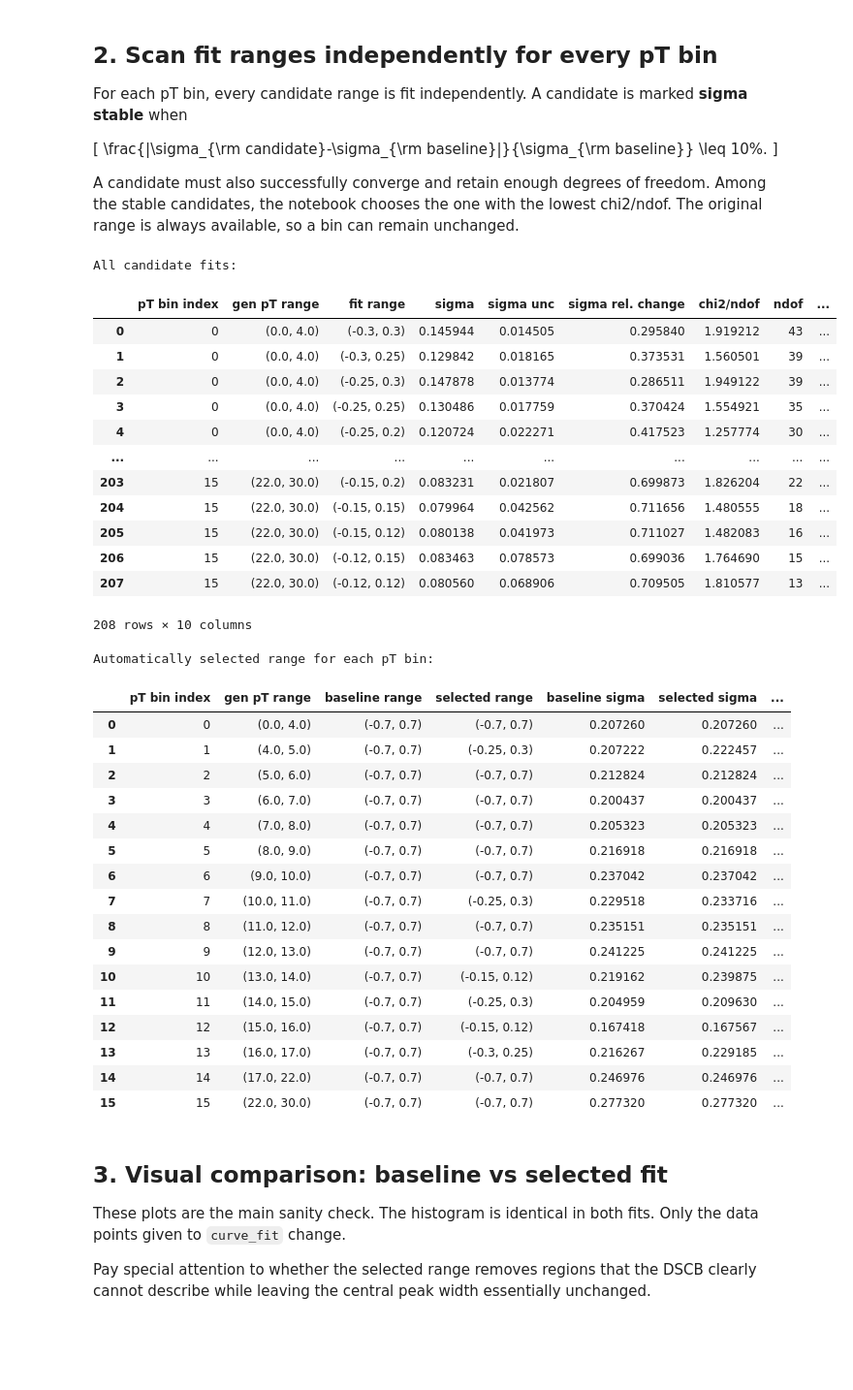
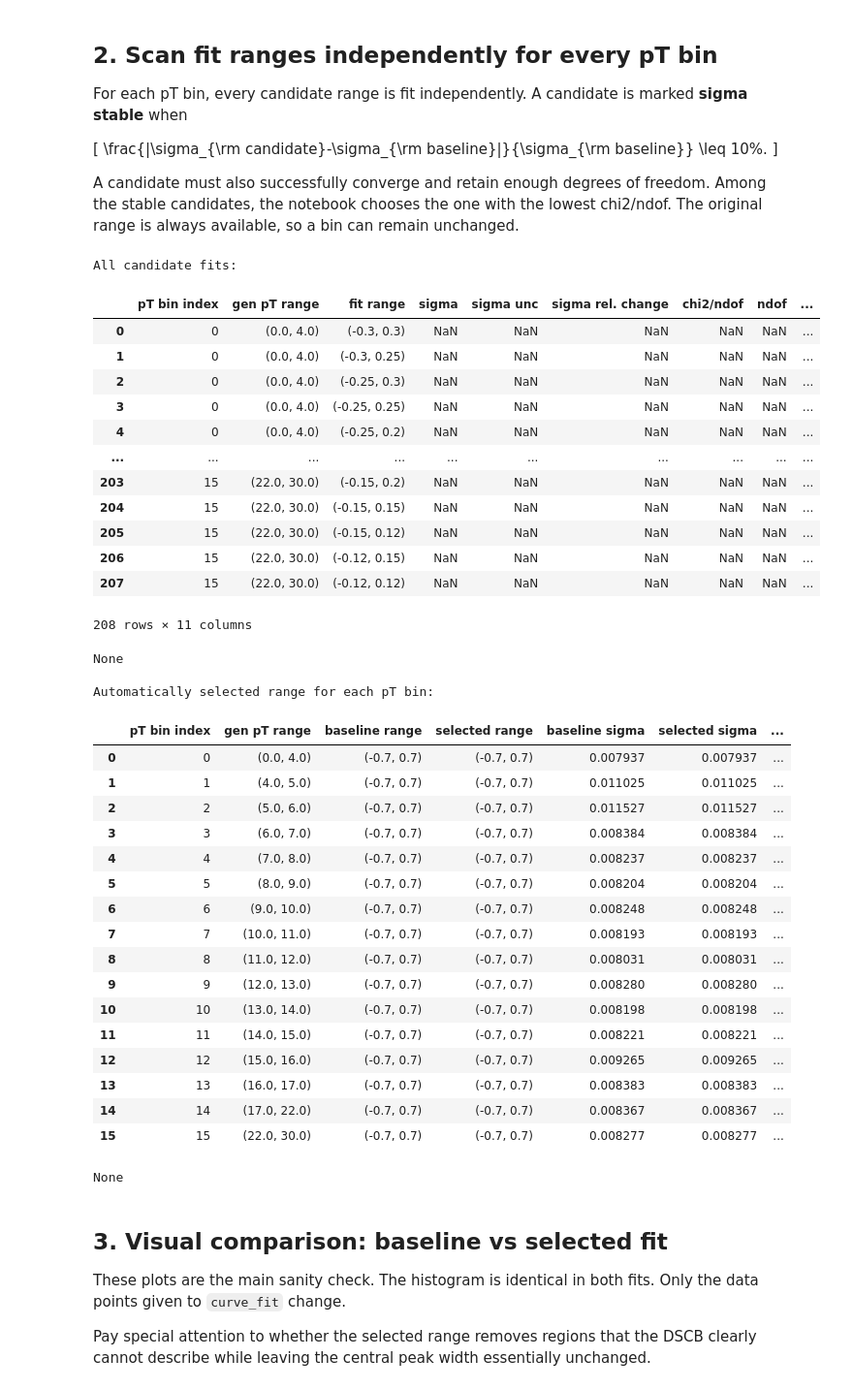
Before and after one commit to cms-idm/IDM, a Jupyter notebook: python_analysis/exampleNotebooks/Resolution/Final_Res/dxyresolution_inbinsofpT_GED.ipynb, the cells around one changed output. Shown at 97% size. Cells and saved outputs as stored; diff of their text form; code cells hidden in the pictures; blank space fills up the shorter version.

```diff
--- a/python_analysis/exampleNotebooks/Resolution/Final_Res/dxyresolution_inbinsofpT_GED.ipynb
+++ b/python_analysis/exampleNotebooks/Resolution/Final_Res/dxyresolution_inbinsofpT_GED.ipynb
@@ -25,6 +22,7 @@ The autoreload extension is already loaded. To reload it, use:
 # %%
-f_sig = "/uscms/home/reshmar/nobackup/IDMe_Run3_Collab/CMSSW_13_0_13/src/iDMe/python_analysis/coffea/AllInOne_2022/dxy_res_histo_inpTbins.coffea"
-# f_sig = "/uscms/home/reshmar/nobackup/IDMe_Run3_Collab/CMSSW_13_0_13/src/iDMe/python_analysis/coffea/BigSamples_2022/Futures_Resolution.coffea"
+# f_sig = "/uscms/home/reshmar/nobackup/IDMe_Run3_Collab/CMSSW_13_0_13/src/iDMe/python_analysis/coffea/AllInOne_2022/DXY_res_histo_inpTbins.coffea"
+f_sig = "/uscms/home/reshmar/nobackup/IDMe_Run3_Collab/CMSSW_13_0_13/src/iDMe/python_analysis/coffea/AllInOne_2022/Sept1_inpTbins.coffea"
+
 
 sig_histo = util.load(f_sig) [0]
 # sig_histo
@@ -169,7 +167,7 @@ The workflow is:
 # ============================================================
 
 # Same residual-bin width used in the original notebook.
-RES_BIN_WIDTH = 0.012
+RES_BIN_WIDTH = 0.04
 
 # Baseline/original fit range.
 ORIGINAL_FIT_RANGE = (-0.70, 0.70)
@@ -494,65 +492,68 @@ for idx in range(n_pt_bins):
     # Baseline should always be in the stable set, but fall back explicitly for safety.
     if successful_stable_results:
         best = min(successful_stable_results, key=lambda r: r['chi2/ndof'])
     else:
         best = baseline
 
     selected_fit_ranges[idx] = best['fit_range']
 
     selection_rows.append({
         'pT bin index': idx,
         'gen pT range': baseline['genpt_bin'],
         'baseline range': ORIGINAL_FIT_RANGE,
         'selected range': best['fit_range'],
         'baseline sigma': baseline_sigma,
         'selected sigma': best['fit_sigma'],
         'sigma rel. change': abs(best['fit_sigma']-baseline_sigma)/baseline_sigma,
         'baseline chi2/ndof': baseline_chi2ndof,
         'selected chi2/ndof': best['chi2/ndof'],
         'chi2 improvement': baseline_chi2ndof - best['chi2/ndof'],
     })
 
 range_scan_df = pd.DataFrame(range_scan_rows)
 selection_df = pd.DataFrame(selection_rows)
 
 print('All candidate fits:')
-display(range_scan_df)
+print (display(range_scan_df))
 
 print('\nAutomatically selected range for each pT bin:')
-display(selection_df)
+print (display(selection_df))
 # %% [output]
 All candidate fits:
 |  | pT bin index | gen pT range | fit range | sigma | sigma unc | sigma rel. change | chi2/ndof | ndof | ... |
-| 0 | 0 | (0.0, 4.0) | (-0.3, 0.3) | 0.145944 | 0.014505 | 0.295840 | 1.919212 | 43 | ... |
-| 1 | 0 | (0.0, 4.0) | (-0.3, 0.25) | 0.129842 | 0.018165 | 0.373531 | 1.560501 | 39 | ... |
-| 2 | 0 | (0.0, 4.0) | (-0.25, 0.3) | 0.147878 | 0.013774 | 0.286511 | 1.949122 | 39 | ... |
-| 3 | 0 | (0.0, 4.0) | (-0.25, 0.25) | 0.130486 | 0.017759 | 0.370424 | 1.554921 | 35 | ... |
-| 4 | 0 | (0.0, 4.0) | (-0.25, 0.2) | 0.120724 | 0.022271 | 0.417523 | 1.257774 | 30 | ... |
+| 0 | 0 | (0.0, 4.0) | (-0.3, 0.3) | NaN | NaN | NaN | NaN | NaN | ... |
+| 1 | 0 | (0.0, 4.0) | (-0.3, 0.25) | NaN | NaN | NaN | NaN | NaN | ... |
+| 2 | 0 | (0.0, 4.0) | (-0.25, 0.3) | NaN | NaN | NaN | NaN | NaN | ... |
+| 3 | 0 | (0.0, 4.0) | (-0.25, 0.25) | NaN | NaN | NaN | NaN | NaN | ... |
+| 4 | 0 | (0.0, 4.0) | (-0.25, 0.2) | NaN | NaN | NaN | NaN | NaN | ... |
 | ... | ... | ... | ... | ... | ... | ... | ... | ... | ... |
-| 203 | 15 | (22.0, 30.0) | (-0.15, 0.2) | 0.083231 | 0.021807 | 0.699873 | 1.826204 | 22 | ... |
-| 204 | 15 | (22.0, 30.0) | (-0.15, 0.15) | 0.079964 | 0.042562 | 0.711656 | 1.480555 | 18 | ... |
-| 205 | 15 | (22.0, 30.0) | (-0.15, 0.12) | 0.080138 | 0.041973 | 0.711027 | 1.482083 | 16 | ... |
-| 206 | 15 | (22.0, 30.0) | (-0.12, 0.15) | 0.083463 | 0.078573 | 0.699036 | 1.764690 | 15 | ... |
-| 207 | 15 | (22.0, 30.0) | (-0.12, 0.12) | 0.080560 | 0.068906 | 0.709505 | 1.810577 | 13 | ... |
+| 203 | 15 | (22.0, 30.0) | (-0.15, 0.2) | NaN | NaN | NaN | NaN | NaN | ... |
+| 204 | 15 | (22.0, 30.0) | (-0.15, 0.15) | NaN | NaN | NaN | NaN | NaN | ... |
+| 205 | 15 | (22.0, 30.0) | (-0.15, 0.12) | NaN | NaN | NaN | NaN | NaN | ... |
+| 206 | 15 | (22.0, 30.0) | (-0.12, 0.15) | NaN | NaN | NaN | NaN | NaN | ... |
+| 207 | 15 | (22.0, 30.0) | (-0.12, 0.12) | NaN | NaN | NaN | NaN | NaN | ... |
-208 rows × 10 columns
+208 rows × 11 columns
+None
+
 Automatically selected range for each pT bin:
 |  | pT bin index | gen pT range | baseline range | selected range | baseline sigma | selected sigma | ... |
-| 0 | 0 | (0.0, 4.0) | (-0.7, 0.7) | (-0.7, 0.7) | 0.207260 | 0.207260 | ... |
-| 1 | 1 | (4.0, 5.0) | (-0.7, 0.7) | (-0.25, 0.3) | 0.207222 | 0.222457 | ... |
-| 2 | 2 | (5.0, 6.0) | (-0.7, 0.7) | (-0.7, 0.7) | 0.212824 | 0.212824 | ... |
-| 3 | 3 | (6.0, 7.0) | (-0.7, 0.7) | (-0.7, 0.7) | 0.200437 | 0.200437 | ... |
-| 4 | 4 | (7.0, 8.0) | (-0.7, 0.7) | (-0.7, 0.7) | 0.205323 | 0.205323 | ... |
-| 5 | 5 | (8.0, 9.0) | (-0.7, 0.7) | (-0.7, 0.7) | 0.216918 | 0.216918 | ... |
-| 6 | 6 | (9.0, 10.0) | (-0.7, 0.7) | (-0.7, 0.7) | 0.237042 | 0.237042 | ... |
-| 7 | 7 | (10.0, 11.0) | (-0.7, 0.7) | (-0.25, 0.3) | 0.229518 | 0.233716 | ... |
-| 8 | 8 | (11.0, 12.0) | (-0.7, 0.7) | (-0.7, 0.7) | 0.235151 | 0.235151 | ... |
-| 9 | 9 | (12.0, 13.0) | (-0.7, 0.7) | (-0.7, 0.7) | 0.241225 | 0.241225 | ... |
-| 10 | 10 | (13.0, 14.0) | (-0.7, 0.7) | (-0.15, 0.12) | 0.219162 | 0.239875 | ... |
-| 11 | 11 | (14.0, 15.0) | (-0.7, 0.7) | (-0.25, 0.3) | 0.204959 | 0.209630 | ... |
-| 12 | 12 | (15.0, 16.0) | (-0.7, 0.7) | (-0.15, 0.12) | 0.167418 | 0.167567 | ... |
-| 13 | 13 | (16.0, 17.0) | (-0.7, 0.7) | (-0.3, 0.25) | 0.216267 | 0.229185 | ... |
-| 14 | 14 | (17.0, 22.0) | (-0.7, 0.7) | (-0.7, 0.7) | 0.246976 | 0.246976 | ... |
-| 15 | 15 | (22.0, 30.0) | (-0.7, 0.7) | (-0.7, 0.7) | 0.277320 | 0.277320 | ... |
+| 0 | 0 | (0.0, 4.0) | (-0.7, 0.7) | (-0.7, 0.7) | 0.007937 | 0.007937 | ... |
+| 1 | 1 | (4.0, 5.0) | (-0.7, 0.7) | (-0.7, 0.7) | 0.011025 | 0.011025 | ... |
+| 2 | 2 | (5.0, 6.0) | (-0.7, 0.7) | (-0.7, 0.7) | 0.011527 | 0.011527 | ... |
+| 3 | 3 | (6.0, 7.0) | (-0.7, 0.7) | (-0.7, 0.7) | 0.008384 | 0.008384 | ... |
+| 4 | 4 | (7.0, 8.0) | (-0.7, 0.7) | (-0.7, 0.7) | 0.008237 | 0.008237 | ... |
+| 5 | 5 | (8.0, 9.0) | (-0.7, 0.7) | (-0.7, 0.7) | 0.008204 | 0.008204 | ... |
+| 6 | 6 | (9.0, 10.0) | (-0.7, 0.7) | (-0.7, 0.7) | 0.008248 | 0.008248 | ... |
+| 7 | 7 | (10.0, 11.0) | (-0.7, 0.7) | (-0.7, 0.7) | 0.008193 | 0.008193 | ... |
+| 8 | 8 | (11.0, 12.0) | (-0.7, 0.7) | (-0.7, 0.7) | 0.008031 | 0.008031 | ... |
+| 9 | 9 | (12.0, 13.0) | (-0.7, 0.7) | (-0.7, 0.7) | 0.008280 | 0.008280 | ... |
+| 10 | 10 | (13.0, 14.0) | (-0.7, 0.7) | (-0.7, 0.7) | 0.008198 | 0.008198 | ... |
+| 11 | 11 | (14.0, 15.0) | (-0.7, 0.7) | (-0.7, 0.7) | 0.008221 | 0.008221 | ... |
+| 12 | 12 | (15.0, 16.0) | (-0.7, 0.7) | (-0.7, 0.7) | 0.009265 | 0.009265 | ... |
+| 13 | 13 | (16.0, 17.0) | (-0.7, 0.7) | (-0.7, 0.7) | 0.008383 | 0.008383 | ... |
+| 14 | 14 | (17.0, 22.0) | (-0.7, 0.7) | (-0.7, 0.7) | 0.008367 | 0.008367 | ... |
+| 15 | 15 | (22.0, 30.0) | (-0.7, 0.7) | (-0.7, 0.7) | 0.008277 | 0.008277 | ... |
+None
 # %% [markdown]
 ## 3. Visual comparison: baseline vs selected fit
 
```
Also changed, not shown: parts of 10 cells of this notebook, 21 other files.
